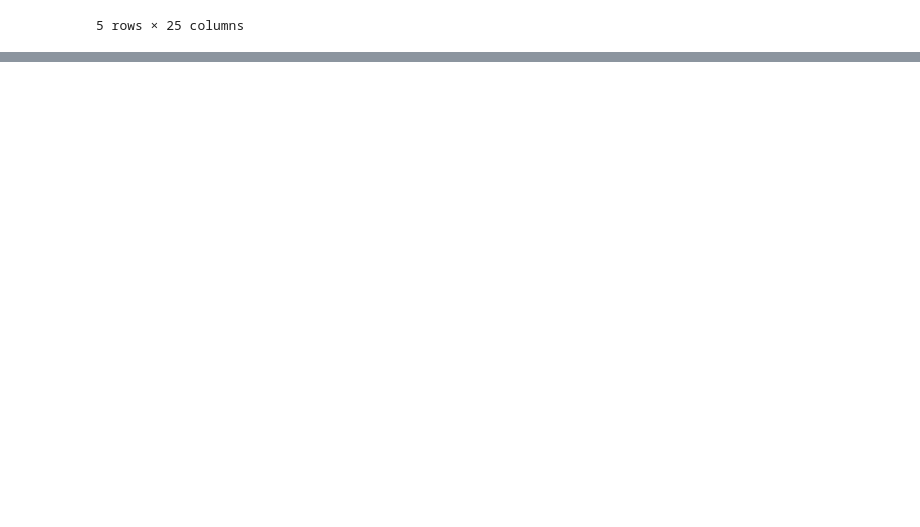
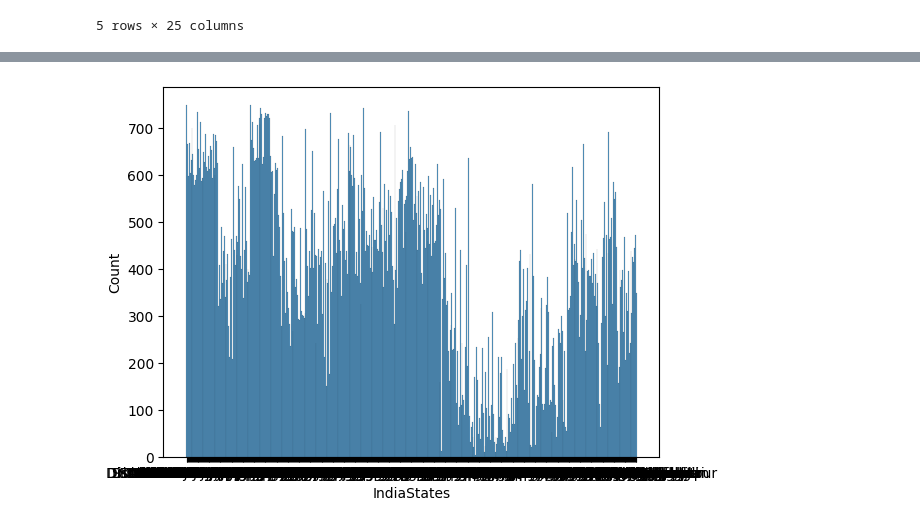
Before and after one commit to virenemmanuel/Industrial-Human-Resource-Geo-Visualization-, a Jupyter notebook: # Industrial-Human-Resource-Geo-Visualization.ipynb, the cells around one changed output, grey strips where cells are left out. Drawn from its saved outputs; the diff is of its cells as text; code cells hidden in the pictures; blank space fills up the shorter version.

```diff
--- a/# Industrial-Human-Resource-Geo-Visualization.ipynb
+++ b/# Industrial-Human-Resource-Geo-Visualization.ipynb
@@ -166,0 +241,6 @@ df.head()
+# %%
+
+sns.histplot(x = 'IndiaStates', data=df)
+plt.show()
+# %% [output]
+[figure, added]
```
Also changed, not shown: parts of 54 cells of this notebook, 1 other file.
